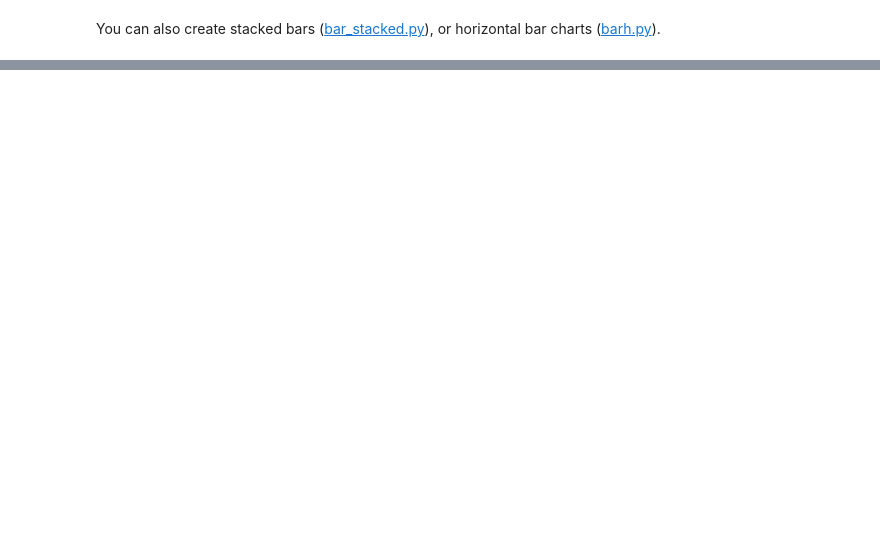
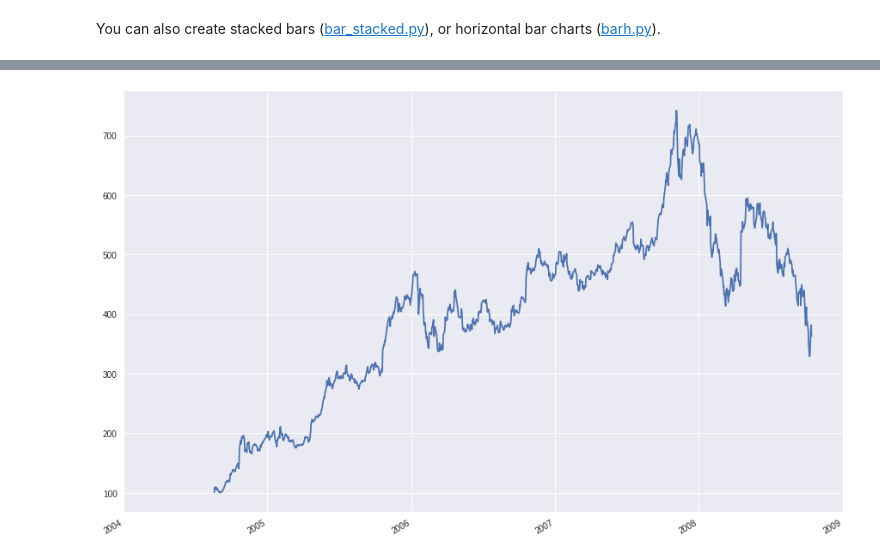
Before and after one commit to RXV06021/basicPy, a Jupyter notebook: matplotlib_sample_plot.ipynb, the cells around one changed output, grey strips where cells are left out. Saved outputs shown, nothing was run; the diff lists cells and outputs as text; code cells hidden in the pictures; blank space fills up the shorter version.

```diff
--- a/matplotlib_sample_plot.ipynb
+++ b/matplotlib_sample_plot.ipynb
@@ -361,0 +432,48 @@ You can also create stacked bars ([bar_stacked.py](https://matplotlib.org/2.1.0/
+# %%
+import datetime
+import numpy as np
+import matplotlib.pyplot as plt
+import matplotlib.dates as mdates
+import matplotlib.cbook as cbook
+
+years = mdates.YearLocator()   # every year
+months = mdates.MonthLocator()  # every month
+yearsFmt = mdates.DateFormatter('%Y')
+
+# Load a numpy record array from yahoo csv data with fields date, open, close,
+# volume, adj_close from the mpl-data/example directory. The record array
+# stores the date as an np.datetime64 with a day unit ('D') in the date column.
+with cbook.get_sample_data('goog.npz') as datafile:
+    r = np.load(datafile)['price_data'].view(np.recarray)
+# Matplotlib works better with datetime.datetime than np.datetime64, but the
+# latter is more portable.
+date = r.date.astype('O')
+
+fig, ax = plt.subplots()
+ax.plot(date, r.adj_close)
+
+
+# format the ticks
+ax.xaxis.set_major_locator(years)
+ax.xaxis.set_major_formatter(yearsFmt)
+ax.xaxis.set_minor_locator(months)
+
+datemin = datetime.date(date.min().year, 1, 1)
+datemax = datetime.date(date.max().year + 1, 1, 1)
+ax.set_xlim(datemin, datemax)
+
+
+# format the coords message box
+def price(x):
+    return '$%1.2f' % x
+ax.format_xdata = mdates.DateFormatter('%Y-%m-%d')
+ax.format_ydata = price
+ax.grid(True)
+
+# rotates and right aligns the x labels, and moves the bottom of the
+# axes up to make room for them
+fig.autofmt_xdate()
+
+plt.show()
+# %% [output]
+[figure, added]
```
Also changed, not shown: parts of 9 cells of this notebook.
